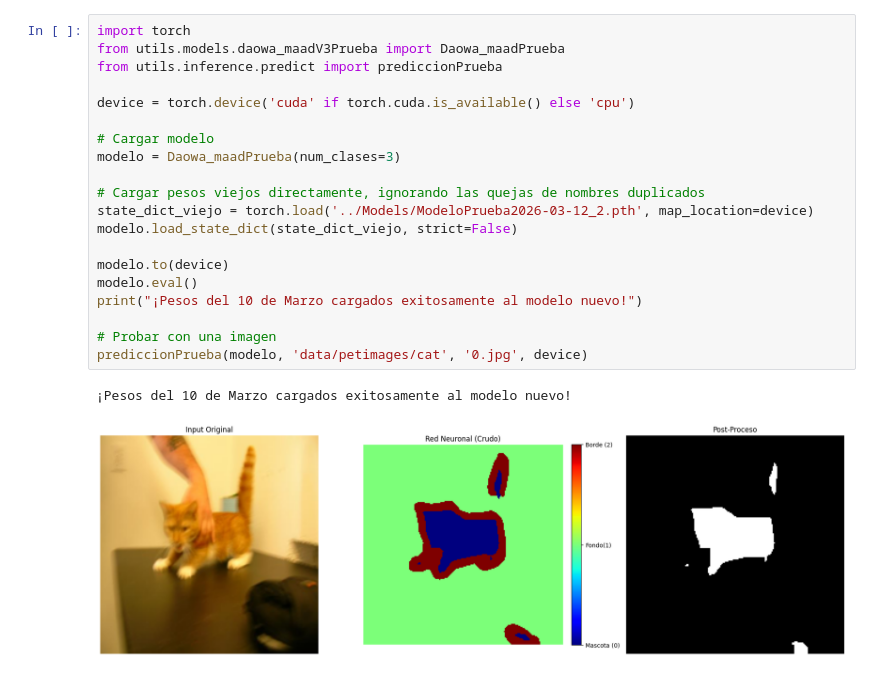
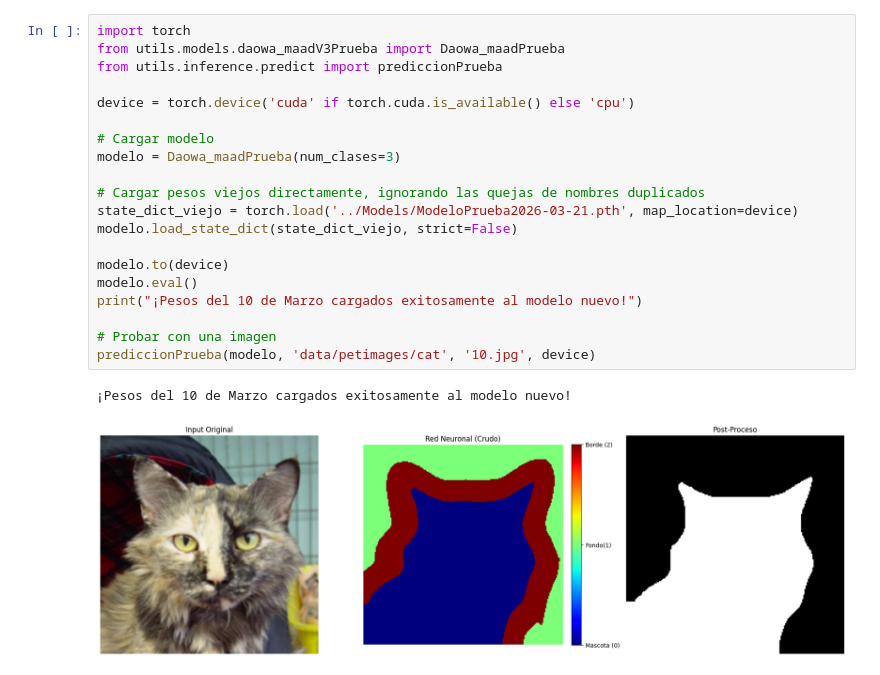
Before and after one commit to DiegoXAI-Shape/Abbadon, a Jupyter notebook: source/Prueba.ipynb, the cells around one changed output. Cells and saved outputs as stored; diff of their text form.

Commit message:
Se realiza la prueba con una imagen que jamás vio ni en entrenamiento, validación ni testeo, quedando en un modelo con baja confianza en los bordes, pero denotando mejor la figura del gato sin muchos errores en la masa de mascota

```diff
--- a/source/Prueba.ipynb
+++ b/source/Prueba.ipynb
@@ -1,23 +1,23 @@
 # %%
 import torch
 from utils.models.daowa_maadV3Prueba import Daowa_maadPrueba
 from utils.inference.predict import prediccionPrueba
 
 device = torch.device('cuda' if torch.cuda.is_available() else 'cpu')
 
 # Cargar modelo
 modelo = Daowa_maadPrueba(num_clases=3)
 
 # Cargar pesos viejos directamente, ignorando las quejas de nombres duplicados
-state_dict_viejo = torch.load('../Models/ModeloPrueba2026-03-12_2.pth', map_location=device)
+state_dict_viejo = torch.load('../Models/ModeloPrueba2026-03-21.pth', map_location=device)
 modelo.load_state_dict(state_dict_viejo, strict=False)
 
 modelo.to(device)
 modelo.eval()
 print("¡Pesos del 10 de Marzo cargados exitosamente al modelo nuevo!")
 
 # Probar con una imagen
-prediccionPrueba(modelo, 'data/petimages/cat', '0.jpg', device)
+prediccionPrueba(modelo, 'data/petimages/cat', '10.jpg', device)
 # %% [output]
 ¡Pesos del 10 de Marzo cargados exitosamente al modelo nuevo!
-[figure, old version]
+[figure, new version]
```
